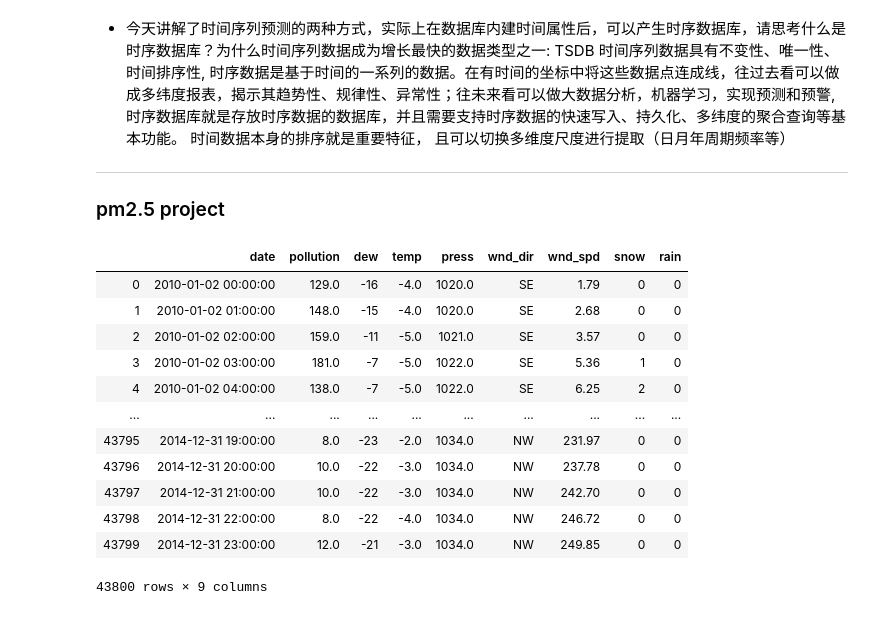
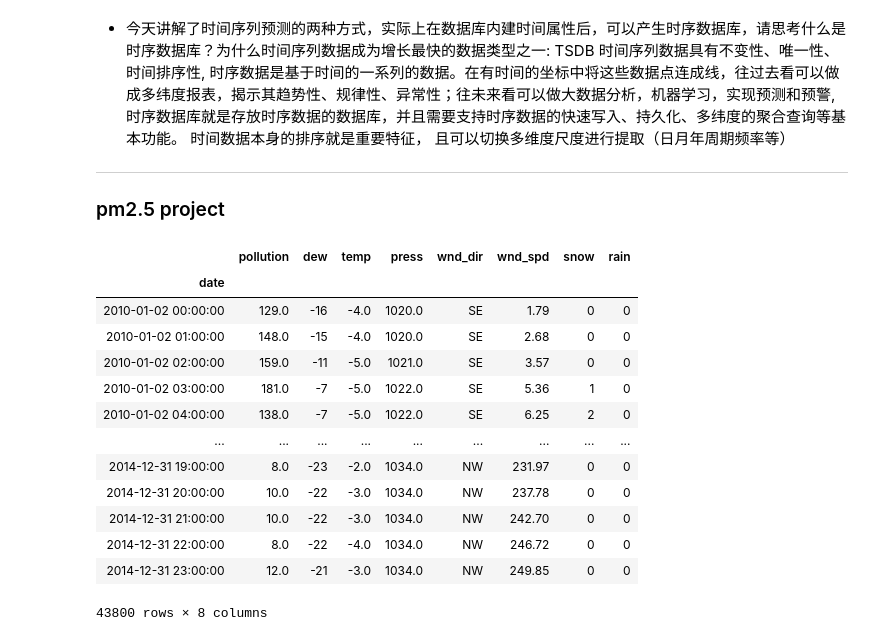
Before and after one commit to guanqin-123/kkb_notes, a Jupyter notebook: currency/homework9.ipynb, the cells around one changed output. Drawn from its saved outputs; the diff is of its cells as text; code cells hidden in the pictures.

```diff
--- a/currency/homework9.ipynb
+++ b/currency/homework9.ipynb
@@ -5,23 +5,26 @@
 # %%
 from pandas import read_csv
 from datetime import datetime
 
-data = read_csv('./currency_data/pollution.csv')
+data = read_csv('./currency_data/pollution.csv',header=0, index_col=0)
+data.columns = ['pollution', 'dew', 'temp', 'press', 'wnd_dir', 'wnd_spd', 'snow', 'rain']
+data.index.name = 'date'
 data
 # %% [output]
-|  | date | pollution | dew | temp | press | wnd_dir | wnd_spd | snow | rain |
-| 0 | 2010-01-02 00:00:00 | 129.0 | -16 | -4.0 | 1020.0 | SE | 1.79 | 0 | 0 |
-| 1 | 2010-01-02 01:00:00 | 148.0 | -15 | -4.0 | 1020.0 | SE | 2.68 | 0 | 0 |
-| 2 | 2010-01-02 02:00:00 | 159.0 | -11 | -5.0 | 1021.0 | SE | 3.57 | 0 | 0 |
-| 3 | 2010-01-02 03:00:00 | 181.0 | -7 | -5.0 | 1022.0 | SE | 5.36 | 1 | 0 |
-| 4 | 2010-01-02 04:00:00 | 138.0 | -7 | -5.0 | 1022.0 | SE | 6.25 | 2 | 0 |
-| ... | ... | ... | ... | ... | ... | ... | ... | ... | ... |
-| 43795 | 2014-12-31 19:00:00 | 8.0 | -23 | -2.0 | 1034.0 | NW | 231.97 | 0 | 0 |
-| 43796 | 2014-12-31 20:00:00 | 10.0 | -22 | -3.0 | 1034.0 | NW | 237.78 | 0 | 0 |
-| 43797 | 2014-12-31 21:00:00 | 10.0 | -22 | -3.0 | 1034.0 | NW | 242.70 | 0 | 0 |
-| 43798 | 2014-12-31 22:00:00 | 8.0 | -22 | -4.0 | 1034.0 | NW | 246.72 | 0 | 0 |
-| 43799 | 2014-12-31 23:00:00 | 12.0 | -21 | -3.0 | 1034.0 | NW | 249.85 | 0 | 0 |
+|  | pollution | dew | temp | press | wnd_dir | wnd_spd | snow | rain |
+| date |  |  |  |  |  |  |  |  |
+| 2010-01-02 00:00:00 | 129.0 | -16 | -4.0 | 1020.0 | SE | 1.79 | 0 | 0 |
+| 2010-01-02 01:00:00 | 148.0 | -15 | -4.0 | 1020.0 | SE | 2.68 | 0 | 0 |
+| 2010-01-02 02:00:00 | 159.0 | -11 | -5.0 | 1021.0 | SE | 3.57 | 0 | 0 |
+| 2010-01-02 03:00:00 | 181.0 | -7 | -5.0 | 1022.0 | SE | 5.36 | 1 | 0 |
+| 2010-01-02 04:00:00 | 138.0 | -7 | -5.0 | 1022.0 | SE | 6.25 | 2 | 0 |
+| ... | ... | ... | ... | ... | ... | ... | ... | ... |
+| 2014-12-31 19:00:00 | 8.0 | -23 | -2.0 | 1034.0 | NW | 231.97 | 0 | 0 |
+| 2014-12-31 20:00:00 | 10.0 | -22 | -3.0 | 1034.0 | NW | 237.78 | 0 | 0 |
+| 2014-12-31 21:00:00 | 10.0 | -22 | -3.0 | 1034.0 | NW | 242.70 | 0 | 0 |
+| 2014-12-31 22:00:00 | 8.0 | -22 | -4.0 | 1034.0 | NW | 246.72 | 0 | 0 |
+| 2014-12-31 23:00:00 | 12.0 | -21 | -3.0 | 1034.0 | NW | 249.85 | 0 | 0 |
-43800 rows × 9 columns
+43800 rows × 8 columns
 # %%
 import matplotlib.pyplot as plt
 values = data.values
```
Also changed, not shown: parts of 6 cells of this notebook.
